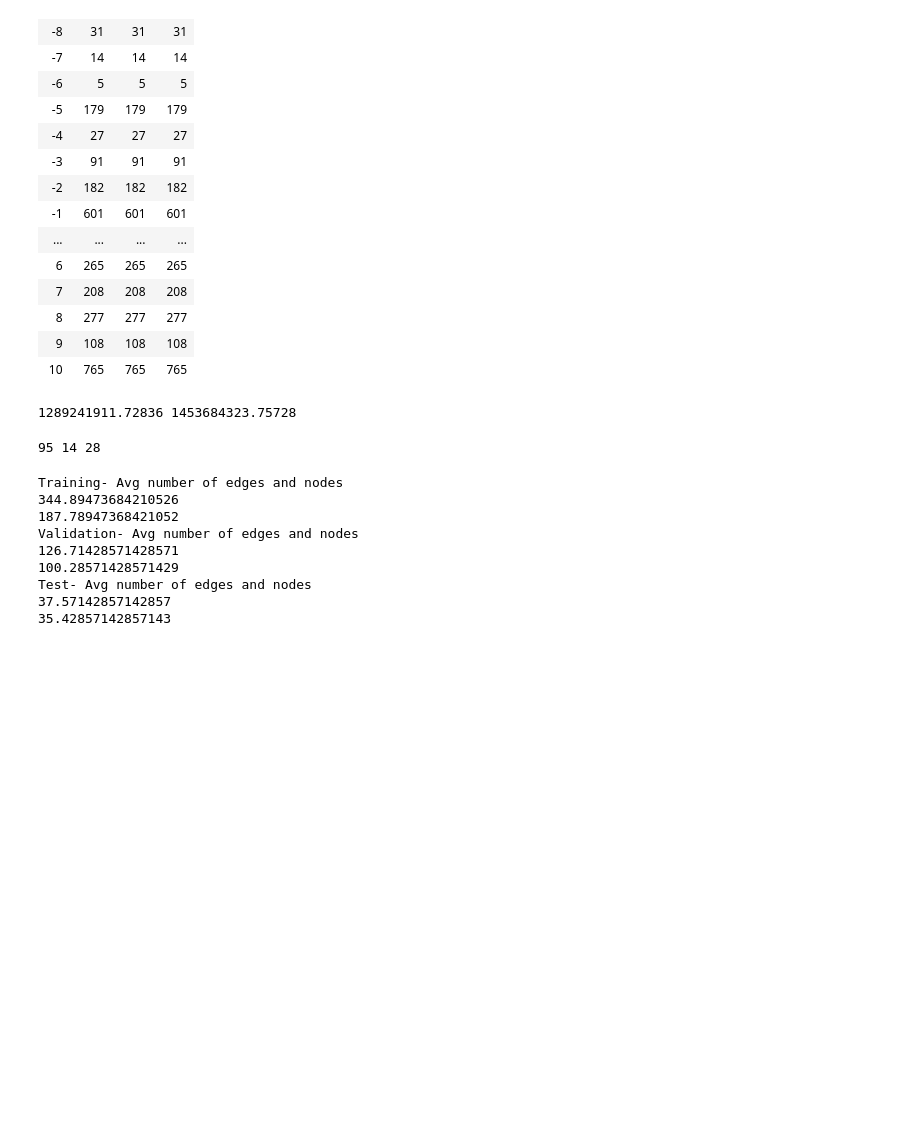
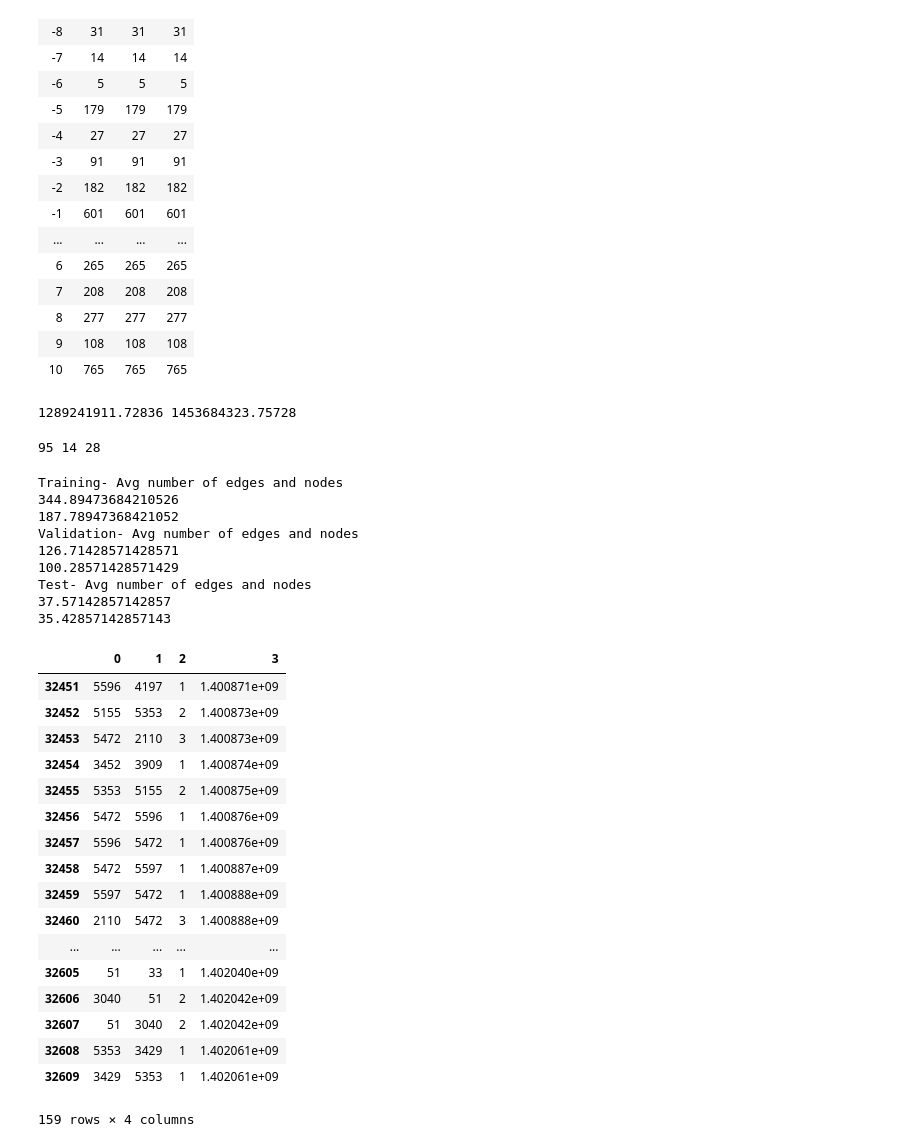
Before and after one commit to raghavjajodia/dyngraph_exps, a Jupyter notebook: btc_data_explore.ipynb, the cells around one changed output. Saved outputs shown, nothing was run; the diff lists cells and outputs as text; code cells hidden in the pictures; blank space fills up the shorter version.

```diff
--- a/btc_data_explore.ipynb
+++ b/btc_data_explore.ipynb
@@ -3,7 +3,7 @@ import pandas as pd
 import numpy as np
 import pickle
 # %%
-btc_data = pd.read_csv('soc-sign-bitcoinotc.csv', header=None)
+btc_data = pd.read_csv('../soc-sign-bitcoinotc.csv', header=None)
 btc_data
 # %% [output]
 |  | 0 | 1 | 2 | 3 |
@@ -124,3 +124,24 @@ with open('btcotc_val.pickle', 'wb') as handle:
     pickle.dump(val_timest, handle, protocol=pickle.HIGHEST_PROTOCOL)
 with open('btcotc_test.pickle', 'wb') as handle:
     pickle.dump(test_timest, handle, protocol=pickle.HIGHEST_PROTOCOL)
+# %%
+train_timest[-2]
+# %% [output]
+|  | 0 | 1 | 2 | 3 |
+| 32451 | 5596 | 4197 | 1 | 1.400871e+09 |
+| 32452 | 5155 | 5353 | 2 | 1.400873e+09 |
+| 32453 | 5472 | 2110 | 3 | 1.400873e+09 |
+| 32454 | 3452 | 3909 | 1 | 1.400874e+09 |
+| 32455 | 5353 | 5155 | 2 | 1.400875e+09 |
+| 32456 | 5472 | 5596 | 1 | 1.400876e+09 |
+| 32457 | 5596 | 5472 | 1 | 1.400876e+09 |
+| 32458 | 5472 | 5597 | 1 | 1.400887e+09 |
+| 32459 | 5597 | 5472 | 1 | 1.400888e+09 |
+| 32460 | 2110 | 5472 | 3 | 1.400888e+09 |
+| ... | ... | ... | ... | ... |
+| 32605 | 51 | 33 | 1 | 1.402040e+09 |
+| 32606 | 3040 | 51 | 2 | 1.402042e+09 |
+| 32607 | 51 | 3040 | 2 | 1.402042e+09 |
+| 32608 | 5353 | 3429 | 1 | 1.402061e+09 |
+| 32609 | 3429 | 5353 | 1 | 1.402061e+09 |
+159 rows × 4 columns
```
Also changed, not shown: parts of 1 cell of this notebook, 2 other files.
